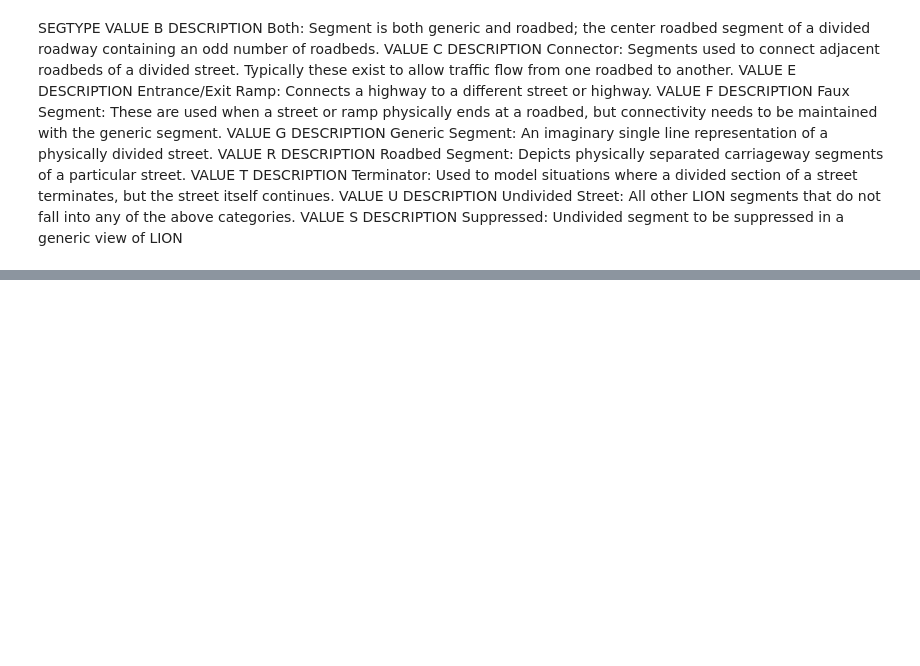
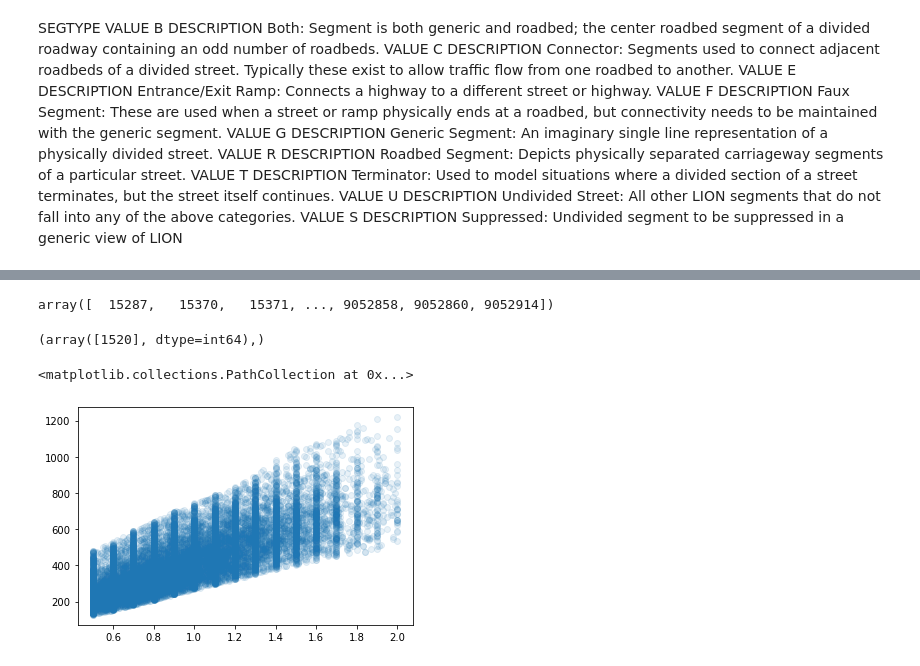
Before and after one commit to ttaylorok/nyc_taxis, a Jupyter notebook: create_network_v2.ipynb, the cells around one changed output, grey strips where cells are left out. Drawn from its saved outputs; the diff is of its cells as text; code cells hidden in the pictures; blank space fills up the shorter version.

```diff
--- a/create_network_v2.ipynb
+++ b/create_network_v2.ipynb
@@ -182,7 +255,7 @@ def getPathData(p):
         nodes_temp = [p[i], p[i-1]]
         node_min = min(nodes_temp)
         node_max = max(nodes_temp)
-        row = lion_filt.loc[(node_min,node_max)]
+        row = lion_filt2.loc[(node_min,node_max)]
         p_seg_ids.append(int(row['seg_id']))
         p_seg_lengths.append(float(row['shape_length']))
         for shape in row['shape']:
@@ -191,3 +274,12 @@ def getPathData(p):
+# %%
+gnodes = np.array(G.nodes())
+gnodes
+# %% [output]
+array([  15287,   15370,   15371, ..., 9052858, 9052860, 9052914])
+# %%
+np.where(gnodes == 9052000)
+# %% [output]
+(array([1520], dtype=int64),)
 # %%
 taxis_clipped['path'] = ''
 taxis_clipped['path_distance_mi'] = 0
@@ -200,13 +292,18 @@ trip_idx = taxis_clipped.index
 for i in trip_idx:
     start_node = taxis_clipped.loc[i,'nn_pickup']
     end_node = taxis_clipped.loc[i,'nn_dropoff']
-    path = paths_all[start_node][end_node]
-    taxis_clipped.at[i, 'path'] = path
-    seg_ids, seg_lengths, path_shape = getPathData(path)
-    taxis_clipped.loc[i, 'path_distance_mi'] = np.array(seg_lengths).sum()/5280
-    taxis_clipped.at[i,'seg_lengths'] = seg_lengths
-    taxis_clipped.at[i, 'seg_ids'] = seg_ids
-    taxis_clipped.at[i, 'path_shape'] = path_shape
+    try:
+        path = paths_all[start_node][end_node]
+        taxis_clipped.at[i, 'path'] = path
+        seg_ids, seg_lengths, path_shape = getPathData(path)
+        taxis_clipped.loc[i, 'path_distance_mi'] = np.array(seg_lengths).sum()/5280
+        taxis_clipped.at[i,'seg_lengths'] = seg_lengths
+        taxis_clipped.at[i, 'seg_ids'] = seg_ids
+        taxis_clipped.at[i, 'path_shape'] = path_shape
+    except:
+        # no possible path
+        taxis_clipped.loc[i, 'path_distance_mi'] = -1
+
 
 taxis_clipped['dist_error'] = (taxis_clipped['trip_distance'] - taxis_clipped['path_distance_mi']).abs()
 # %%
@@ -236,2 +334,7 @@ taxis_clipped['filt'] = taxis_clipped.apply(lambda x : \
 
 taxis_filt = taxis_clipped[taxis_clipped['filt']].reset_index()
+# %%
+plt.scatter(taxis_filt['trip_distance'],taxis_filt['trip_time'], alpha = 0.1)
+# %% [output]
+<matplotlib.collections.PathCollection at 0x...>
+[figure, added]
```
Also changed, not shown: parts of 33 cells of this notebook.
